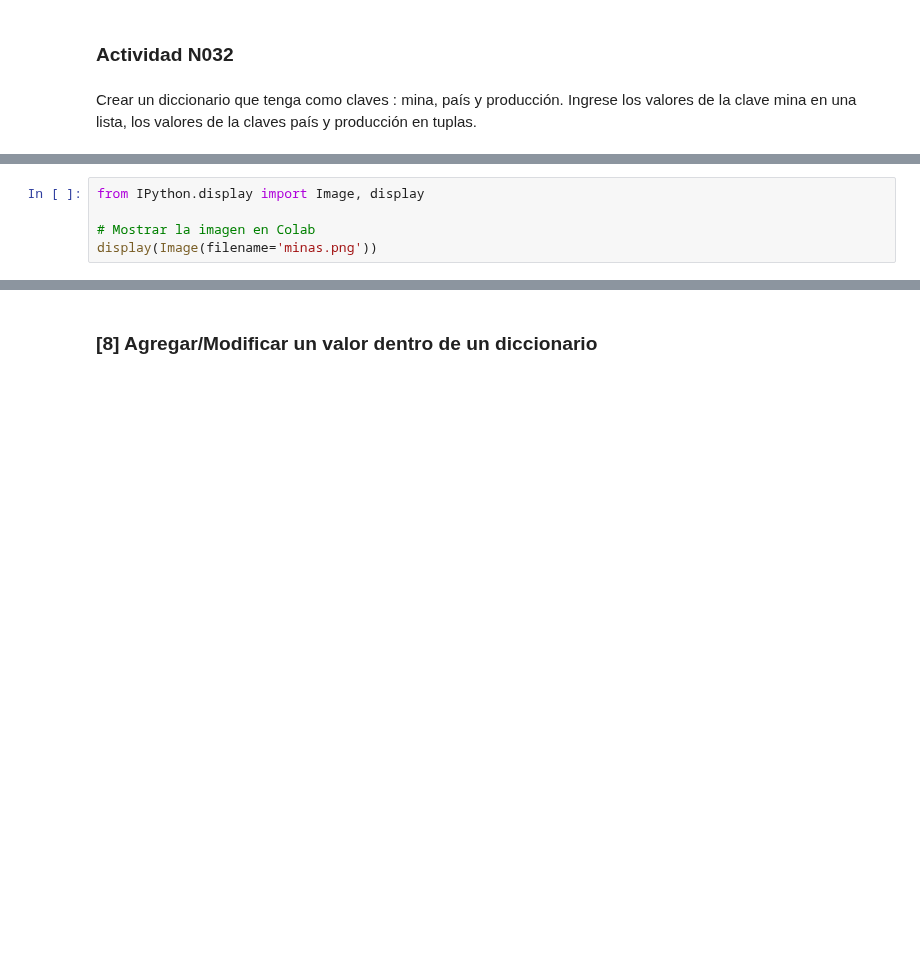
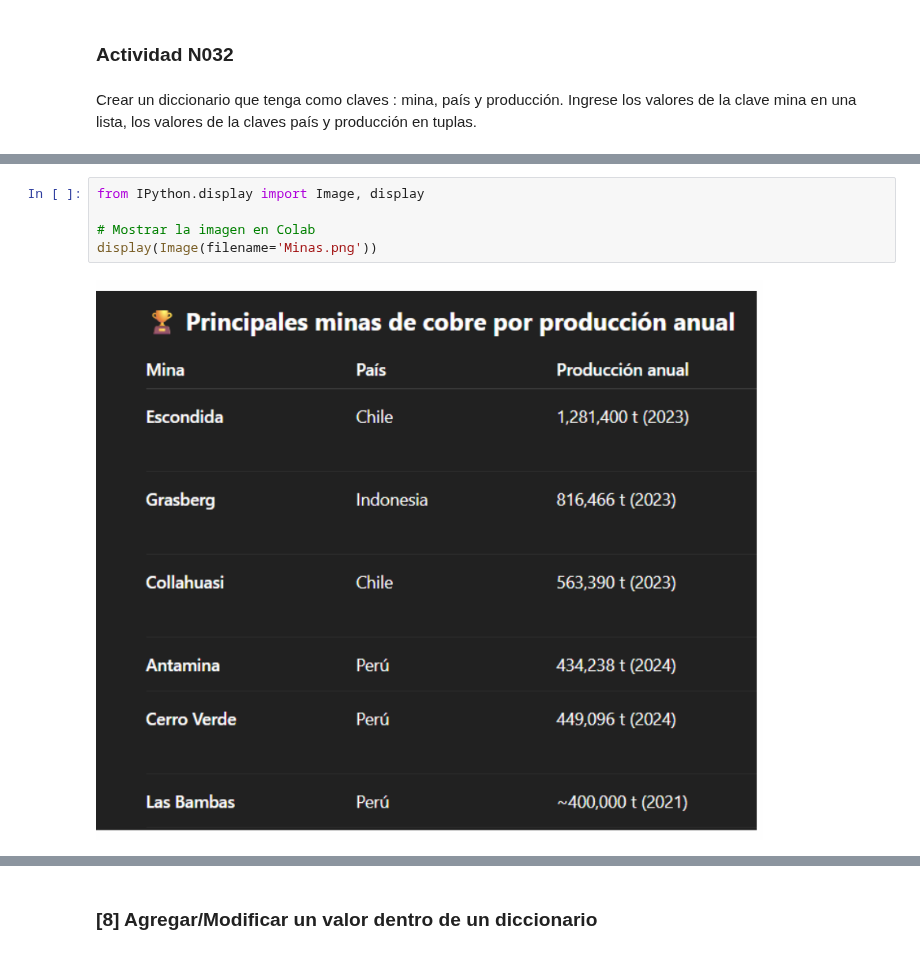
Before and after one commit to mpintoponce/python_utec, a Jupyter notebook: Modulo02:Estructuras_de_datos_secuenciales/04.Diccionarios.ipynb, the cells around one changed output, grey strips where cells are left out. Drawn from its saved outputs; the diff is of its cells as text; blank space fills up the shorter version.

```diff
--- a/Modulo02:Estructuras_de_datos_secuenciales/04.Diccionarios.ipynb
+++ b/Modulo02:Estructuras_de_datos_secuenciales/04.Diccionarios.ipynb
@@ -577,5 +697,7 @@ uploaded = files.upload()
 # %%
 from IPython.display import Image, display
 
 # Mostrar la imagen en Colab
-display(Image(filename='minas.png'))
+display(Image(filename='Minas.png'))
+# %% [output]
+[figure, added]
```
Also changed, not shown: parts of 39 cells of this notebook.
